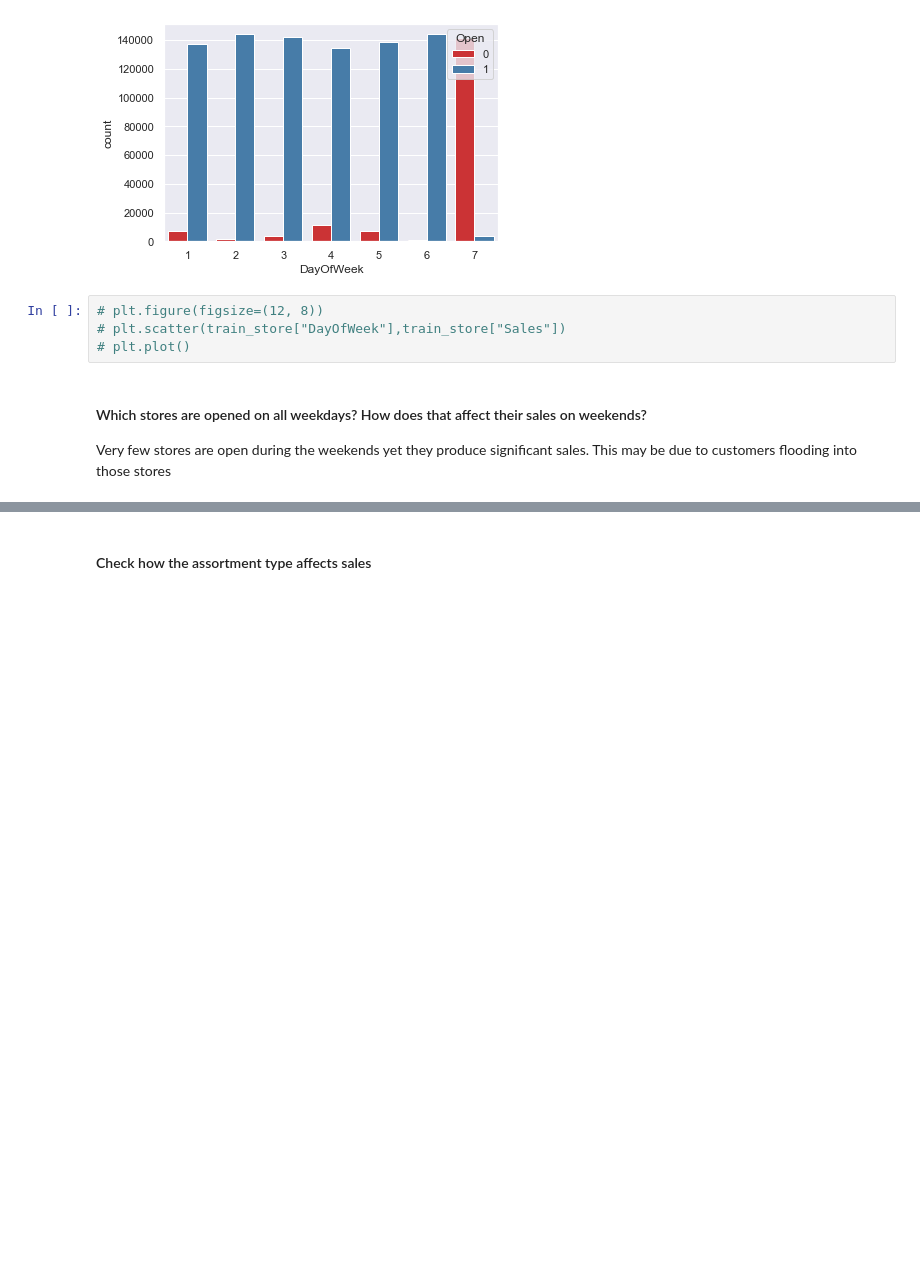
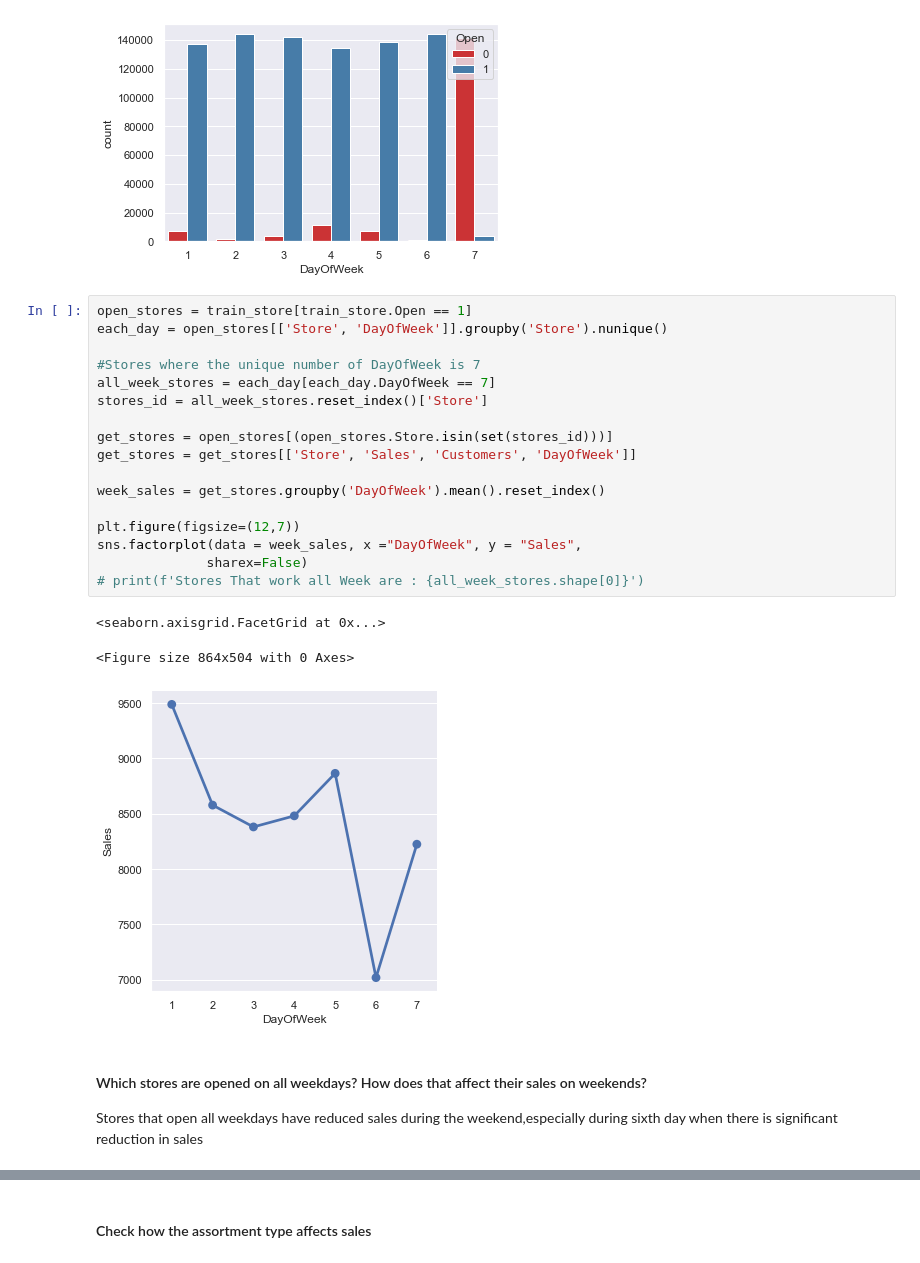
Before and after one commit to ProgrammingOperative/Pharmaceutical-Sales-Prediction, a Jupyter notebook: notebooks/Data Exploration.ipynb, the cells around one changed output, grey strips where cells are left out. Drawn from its saved outputs; the diff is of its cells as text; blank space fills up the shorter version.

Commit message:
Sales during the weekends

```diff
--- a/notebooks/Data Exploration.ipynb
+++ b/notebooks/Data Exploration.ipynb
@@ -480,10 +480,27 @@ sns.countplot( x='DayOfWeek', data=train_store, hue="Open", palette="Set1");
 # %% [output]
 [figure]
 # %%
-# plt.figure(figsize=(12, 8))
-# plt.scatter(train_store["DayOfWeek"],train_store["Sales"])
-# plt.plot()
+open_stores = train_store[train_store.Open == 1]
+each_day = open_stores[['Store', 'DayOfWeek']].groupby('Store').nunique()
+
+#Stores where the unique number of DayOfWeek is 7
+all_week_stores = each_day[each_day.DayOfWeek == 7]
+stores_id = all_week_stores.reset_index()['Store']
+
+get_stores = open_stores[(open_stores.Store.isin(set(stores_id)))]
+get_stores = get_stores[['Store', 'Sales', 'Customers', 'DayOfWeek']]
+
+week_sales = get_stores.groupby('DayOfWeek').mean().reset_index()
+
+plt.figure(figsize=(12,7))
+sns.factorplot(data = week_sales, x ="DayOfWeek", y = "Sales",
+              sharex=False)
+# print(f'Stores That work all Week are : {all_week_stores.shape[0]}')
+# %% [output]
+<seaborn.axisgrid.FacetGrid at 0x...>
+<Figure size 864x504 with 0 Axes>
+[figure, added]
 # %% [markdown]
 #### Which stores are opened on all weekdays? How does that affect their sales on weekends?
-Very few stores are open during the weekends yet they produce significant sales. This may be due to customers flooding into those stores
+Stores that open all weekdays have reduced sales during the weekend,especially during sixth day when there is significant reduction in sales
 # %%
```
Also changed, not shown: parts of 8 cells of this notebook, 1 other file.
